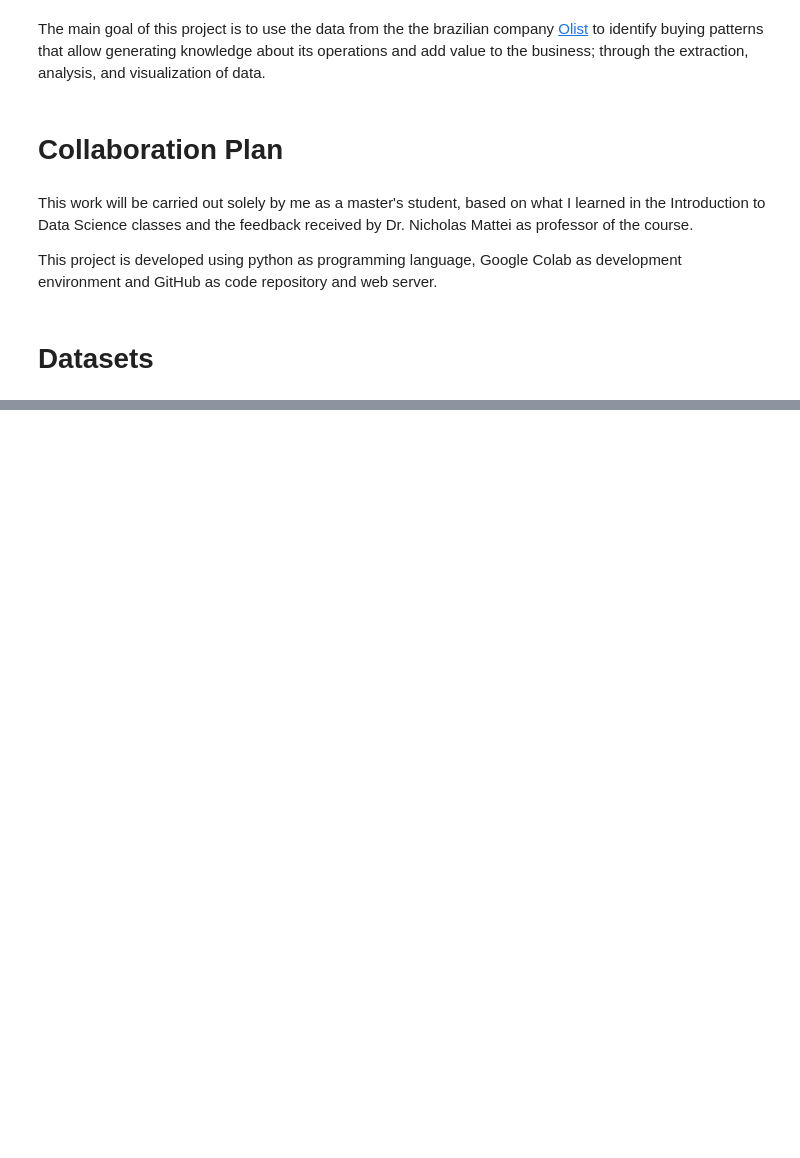
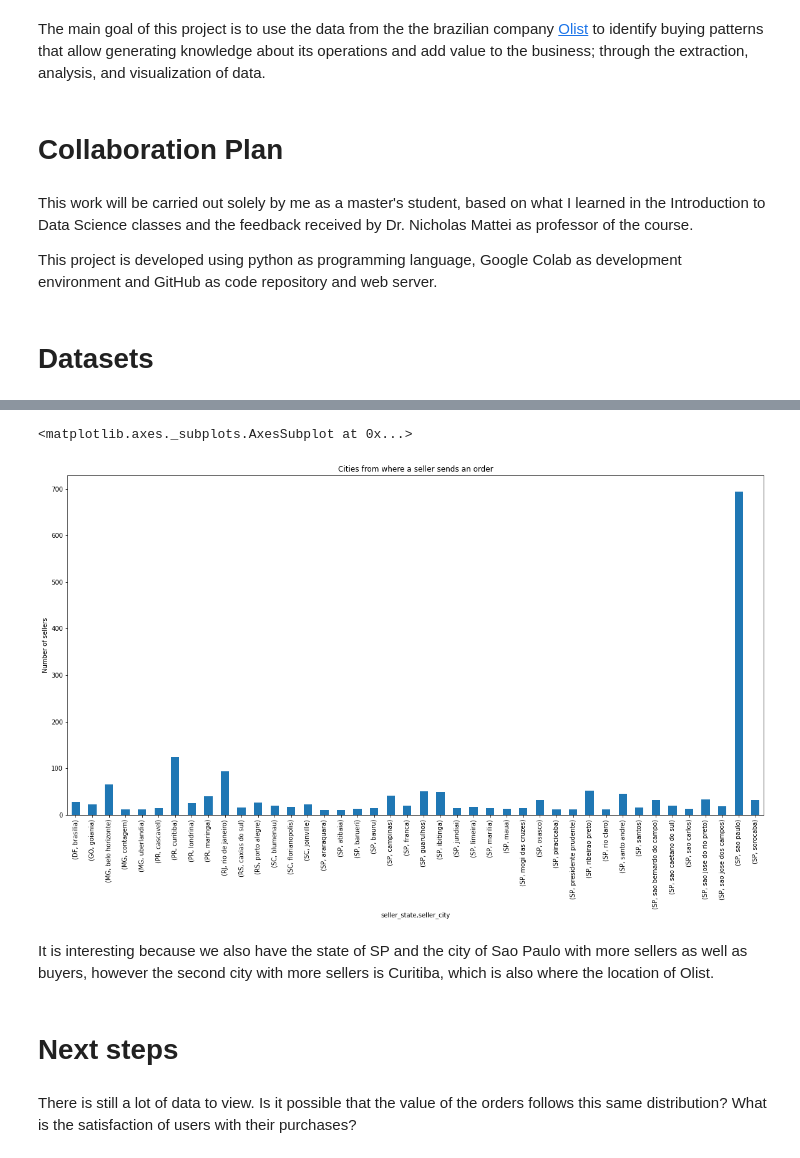
Before and after one commit to lpenuelac/lpenuelac.github.io, a Jupyter notebook: notebook/Project.ipynb, the cells around one changed output, grey strips where cells are left out. Drawn from its saved outputs; the diff is of its cells as text; code cells hidden in the pictures; blank space fills up the shorter version.

```diff
--- a/notebook/Project.ipynb
+++ b/notebook/Project.ipynb
@@ -44,0 +179,14 @@ There are eight datasets with the following data:
+# %%
+#Visualizing sellers by city
+sellers_city_state= sellers.groupby(["seller_state","seller_city"]).count()
+sellers_city_state.loc[sellers_city_state["seller_id"]>10]["seller_id"].plot.bar(title="Cities from where a seller sends an order",ylabel="Number of sellers",figsize=(20, 10))
+# %% [output]
+<matplotlib.axes._subplots.AxesSubplot at 0x...>
+[figure, added]
+# %% [markdown]
+It is interesting because we also have the state of SP and the city of Sao Paulo with more sellers as well as buyers, however the second city with more sellers is Curitiba, which is also where the location of Olist.
+# %% [markdown]
+<a name="next"></a>
+# **Next steps**
+# %% [markdown]
+There is still a lot of data to view. Is it possible that the value of the orders follows this same distribution? What is the satisfaction of users with their purchases?
```
Also changed, not shown: parts of 27 cells of this notebook, 1 other file.
